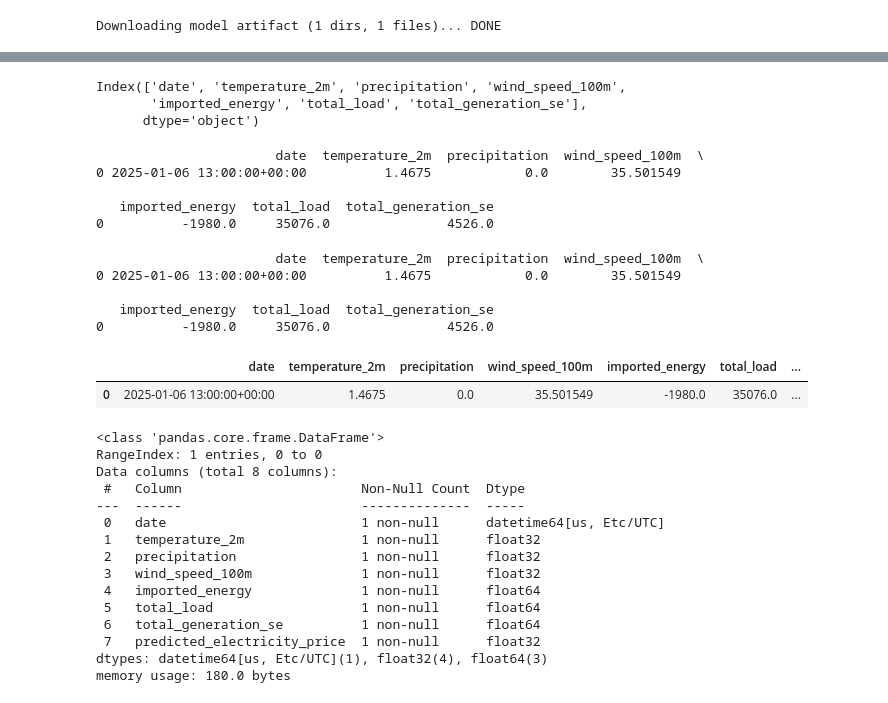
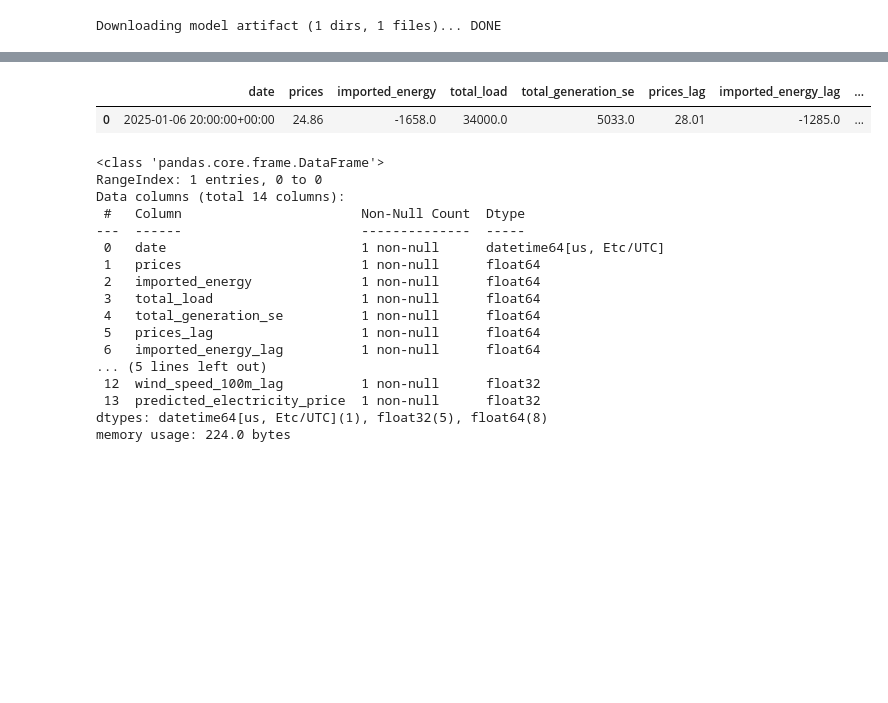
Before and after one commit to oskaralf/ID2223_FinalProject, a Jupyter notebook: notebooks/inference.ipynb, the cells around one changed output, grey strips where cells are left out. Cells and saved outputs as stored; diff of their text form; code cells hidden in the pictures; blank space fills up the shorter version.

```diff
--- a/notebooks/inference.ipynb
+++ b/notebooks/inference.ipynb
@@ -147,0 +149,2 @@ batch_data = pd.merge(weather_data, entsoe_df, on='date', how='inner')
+# %%
+batch_data = batch_data.drop(columns = ['precipitation', 'precipitation_lag', 'future_price'])
@@ -148,3 +159,10 @@ batch_data = pd.merge(weather_data, entsoe_df, on='date', how='inner')
+# %%
+column_order = ['date', 'prices', 'imported_energy', 'total_load', 'total_generation_se',
+       'prices_lag', 'imported_energy_lag', 'total_load_lag',
+       'total_generation_se_lag', 'temperature_2m', 'wind_speed_100m',
+       'temperature_2m_lag', 'wind_speed_100m_lag']
+
+batch_data = batch_data[column_order]
 # %%
 print(batch_data)
 # %% [output]
@@ -203,2 +179,0 @@ def modify_dataframe(df):
-# %%
-batch_data = modify_dataframe(batch_data)
@@ -245,18 +179,0 @@ Index(['date', 'temperature_2m', 'precipitation', 'snow_depth', 'pressure_msl',
-# %%
-batch_data = batch_data.drop(columns = ['snow_depth',
-       'pressure_msl', 'cloud_cover', 'prices', 'wind_speed_10m',
-       'wind_direction_10m', 'wind_direction_100m', 'city'])
-# %%
-print(batch_data.columns)
-# %% [output]
-Index(['date', 'temperature_2m', 'precipitation', 'wind_speed_100m',
-       'imported_energy', 'total_load', 'total_generation_se'],
-      dtype='object')
-# %%
-print(batch_data)
-# %% [output]
-                       date  temperature_2m  precipitation  wind_speed_100m  \
-0 2025-01-06 13:00:00+00:00          1.4675            0.0        35.501549
-
-   imported_energy  total_load  total_generation_se
-0          -1980.0     35076.0               4526.0
@@ -269,37 +180,33 @@ batch_data = batch_data[column_order]
-# %%
-print(batch_data)
-# %% [output]
-                       date  temperature_2m  precipitation  wind_speed_100m  \
-0 2025-01-06 13:00:00+00:00          1.4675            0.0        35.501549
-
-   imported_energy  total_load  total_generation_se
-0          -1980.0     35076.0               4526.0
 # %%
 batch_data['predicted_electricity_price'] = retrieved_xgboost_model.predict(
-    batch_data[['temperature_2m', 'precipitation', 'wind_speed_100m', 'imported_energy',
-       'total_load', 'total_generation_se']])
+    batch_data[['prices', 'imported_energy', 'total_load', 'total_generation_se',
+       'prices_lag', 'imported_energy_lag', 'total_load_lag',
+       'total_generation_se_lag', 'temperature_2m', 'wind_speed_100m',
+       'temperature_2m_lag', 'wind_speed_100m_lag']])
 batch_data
 # %% [output]
-|  | date | temperature_2m | precipitation | wind_speed_100m | imported_energy | total_load | ... |
-| 0 | 2025-01-06 13:00:00+00:00 | 1.4675 | 0.0 | 35.501549 | -1980.0 | 35076.0 | ... |
+|  | date | prices | imported_energy | total_load | total_generation_se | prices_lag | imported_energy_lag | ... |
+| 0 | 2025-01-06 20:00:00+00:00 | 24.86 | -1658.0 | 34000.0 | 5033.0 | 28.01 | -1285.0 | ... |
 # %%
 batch_data.info()
 # %% [output]
 <class 'pandas.core.frame.DataFrame'>
 RangeIndex: 1 entries, 0 to 0
-Data columns (total 8 columns):
+Data columns (total 14 columns):
  #   Column                       Non-Null Count  Dtype
 ---  ------                       --------------  -----
  0   date                         1 non-null      datetime64[us, Etc/UTC]
- 1   temperature_2m               1 non-null      float32
- 2   precipitation                1 non-null      float32
- 3   wind_speed_100m              1 non-null      float32
- 4   imported_energy              1 non-null      float64
- 5   total_load                   1 non-null      float64
- 6   total_generation_se          1 non-null      float64
- 7   predicted_electricity_price  1 non-null      float32
-dtypes: datetime64[us, Etc/UTC](1), float32(4), float64(3)
-memory usage: 180.0 bytes
+ 1   prices                       1 non-null      float64
+ 2   imported_energy              1 non-null      float64
+ 3   total_load                   1 non-null      float64
+ 4   total_generation_se          1 non-null      float64
+ 5   prices_lag                   1 non-null      float64
+ 6   imported_energy_lag          1 non-null      float64
+... (5 lines left out)
+ 12  wind_speed_100m_lag          1 non-null      float32
+ 13  predicted_electricity_price  1 non-null      float32
+dtypes: datetime64[us, Etc/UTC](1), float32(5), float64(8)
+memory usage: 224.0 bytes
 # %%
 monitor_fg = fs.get_or_create_feature_group(
     name='electricity_prediction_fg',
```
Also changed, not shown: parts of 17 cells of this notebook, 5 other files.
